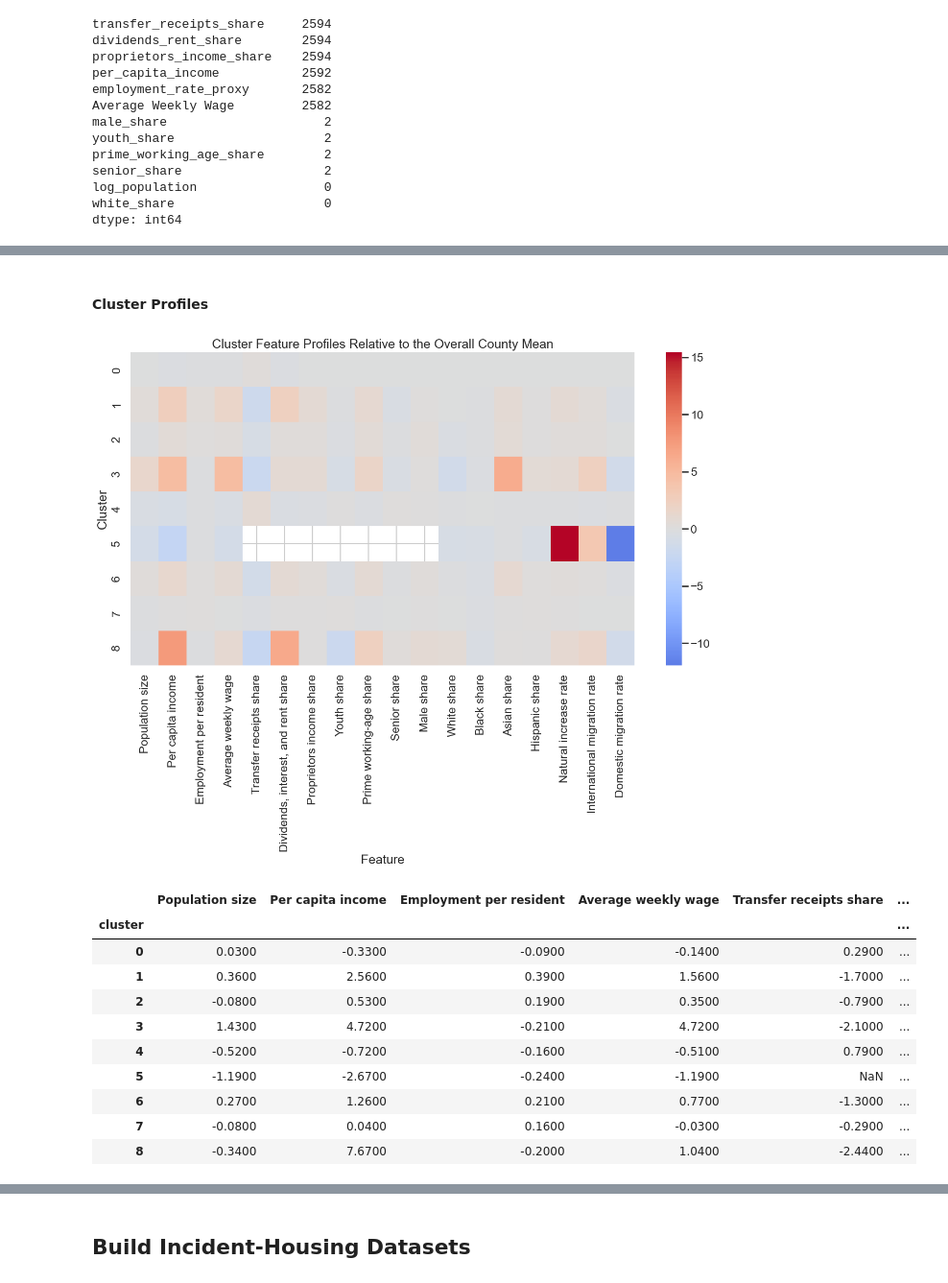
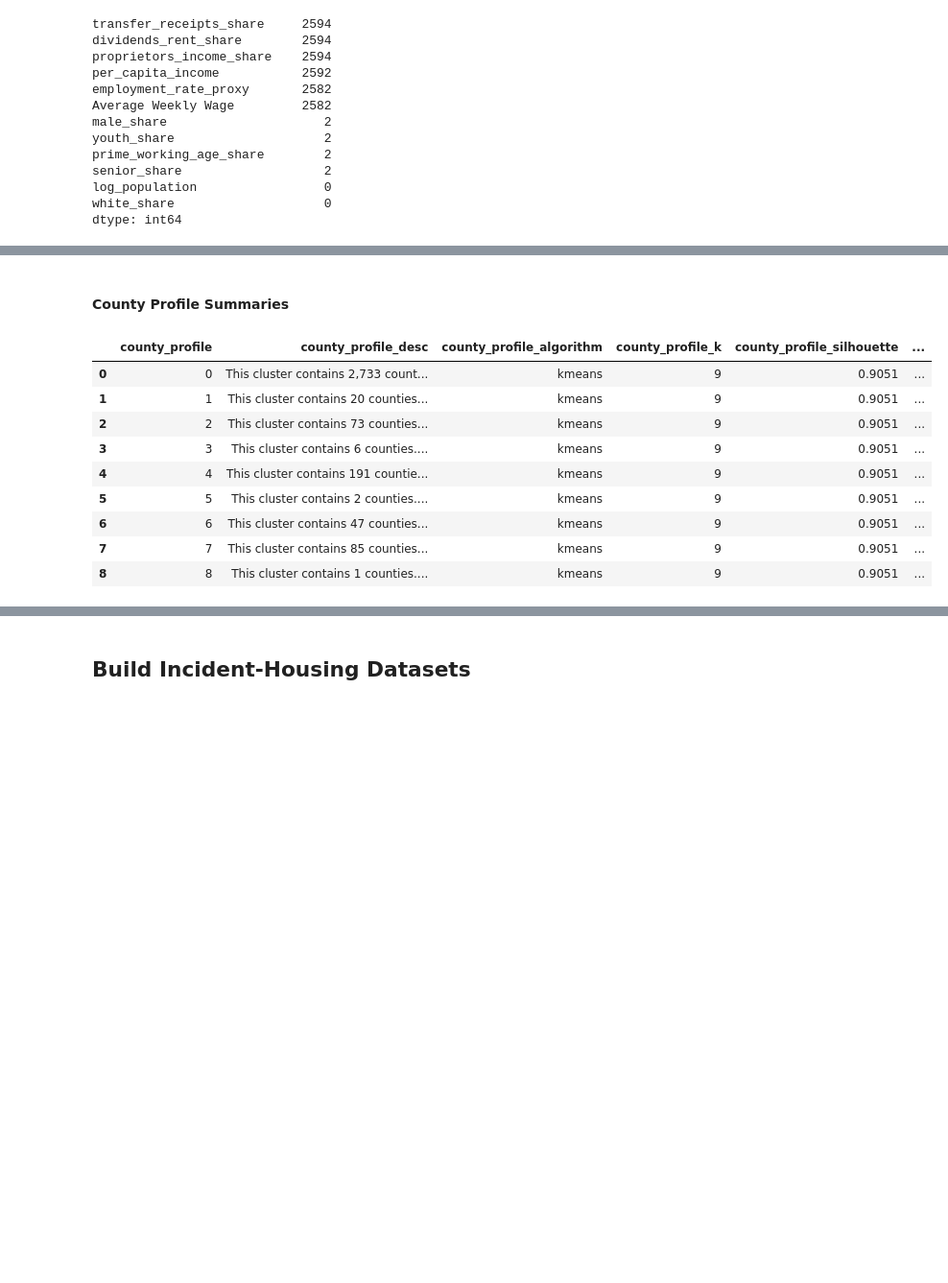
Before and after one commit to Kaxlow/climate-on-housing, a Jupyter notebook: src/climate-housing-analysis.ipynb, the cells around one changed output, grey strips where cells are left out. Shown at 96% size. Drawn from its saved outputs; the diff is of its cells as text; code cells hidden in the pictures; blank space fills up the shorter version.

```diff
--- a/src/climate-housing-analysis.ipynb
+++ b/src/climate-housing-analysis.ipynb
@@ -983,31 +797,16 @@ plt.show()
 # %% [markdown]
-#### Cluster Profiles
+#### County Profile Summaries
 # %%
-cluster_feature_means = cluster_input.groupby('cluster')[FEATURE_COLUMNS].mean()
-overall_feature_means = cluster_input[FEATURE_COLUMNS].mean()
-overall_feature_std = cluster_input[FEATURE_COLUMNS].std().replace(0, np.nan)
-cluster_zscores = (cluster_feature_means - overall_feature_means) / overall_feature_std
-
-heatmap_df = cluster_zscores.rename(columns=FEATURE_LABELS)
-plt.figure(figsize=(16, 8))
-sns.heatmap(heatmap_df, cmap='coolwarm', center=0)
-plt.title('Cluster Feature Profiles Relative to the Overall County Mean')
-plt.xlabel('Feature')
-plt.ylabel('Cluster')
-plt.show()
-
-heatmap_df.round(2)
+county_profiles_summary_df
 # %% [output]
-[figure, removed]
-|  | Population size | Per capita income | Employment per resident | Average weekly wage | Transfer receipts share | ... |
-| cluster |  |  |  |  |  | ... |
-| 0 | 0.0300 | -0.3300 | -0.0900 | -0.1400 | 0.2900 | ... |
-| 1 | 0.3600 | 2.5600 | 0.3900 | 1.5600 | -1.7000 | ... |
-| 2 | -0.0800 | 0.5300 | 0.1900 | 0.3500 | -0.7900 | ... |
-| 3 | 1.4300 | 4.7200 | -0.2100 | 4.7200 | -2.1000 | ... |
-| 4 | -0.5200 | -0.7200 | -0.1600 | -0.5100 | 0.7900 | ... |
-| 5 | -1.1900 | -2.6700 | -0.2400 | -1.1900 | NaN | ... |
-| 6 | 0.2700 | 1.2600 | 0.2100 | 0.7700 | -1.3000 | ... |
-| 7 | -0.0800 | 0.0400 | 0.1600 | -0.0300 | -0.2900 | ... |
-| 8 | -0.3400 | 7.6700 | -0.2000 | 1.0400 | -2.4400 | ... |
+|  | county_profile | county_profile_desc | county_profile_algorithm | county_profile_k | county_profile_silhouette | ... |
+| 0 | 0 | This cluster contains 2,733 count... | kmeans | 9 | 0.9051 | ... |
+| 1 | 1 | This cluster contains 20 counties... | kmeans | 9 | 0.9051 | ... |
+| 2 | 2 | This cluster contains 73 counties... | kmeans | 9 | 0.9051 | ... |
+| 3 | 3 | This cluster contains 6 counties.... | kmeans | 9 | 0.9051 | ... |
+| 4 | 4 | This cluster contains 191 countie... | kmeans | 9 | 0.9051 | ... |
+| 5 | 5 | This cluster contains 2 counties.... | kmeans | 9 | 0.9051 | ... |
+| 6 | 6 | This cluster contains 47 counties... | kmeans | 9 | 0.9051 | ... |
+| 7 | 7 | This cluster contains 85 counties... | kmeans | 9 | 0.9051 | ... |
+| 8 | 8 | This cluster contains 1 counties.... | kmeans | 9 | 0.9051 | ... |
 # %% [markdown]
```
Also changed, not shown: parts of 36 cells of this notebook, 5 other files.
